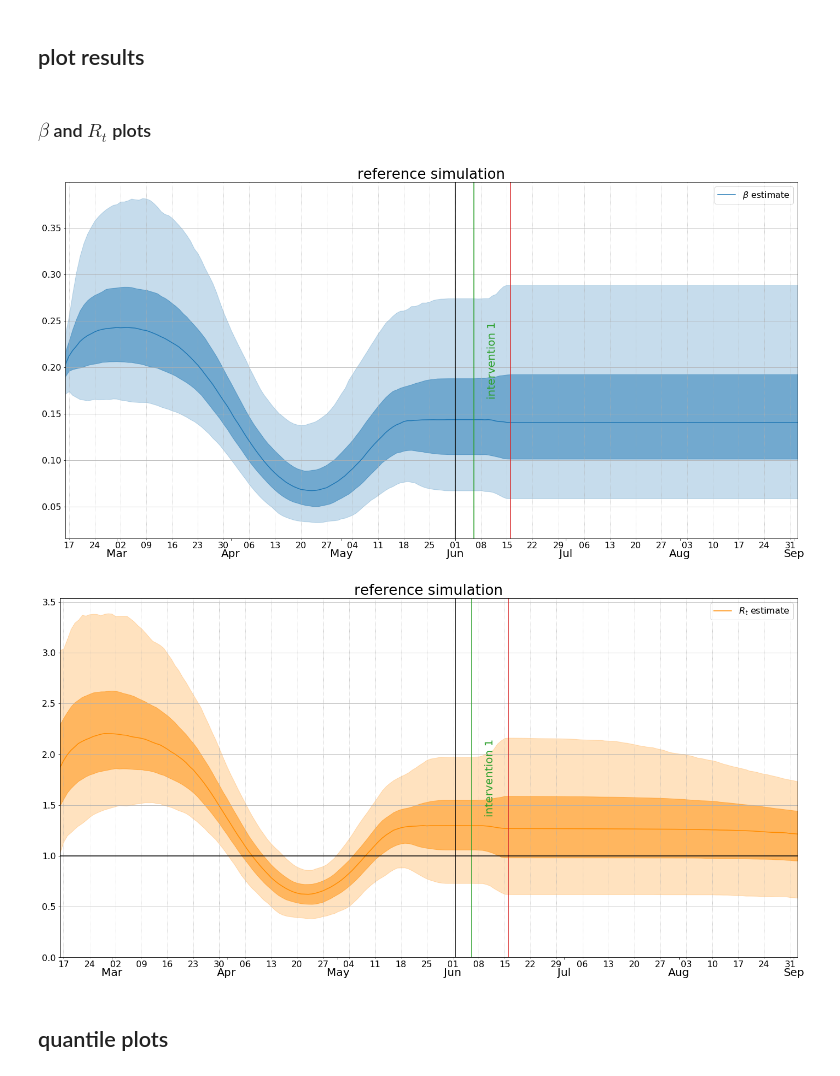
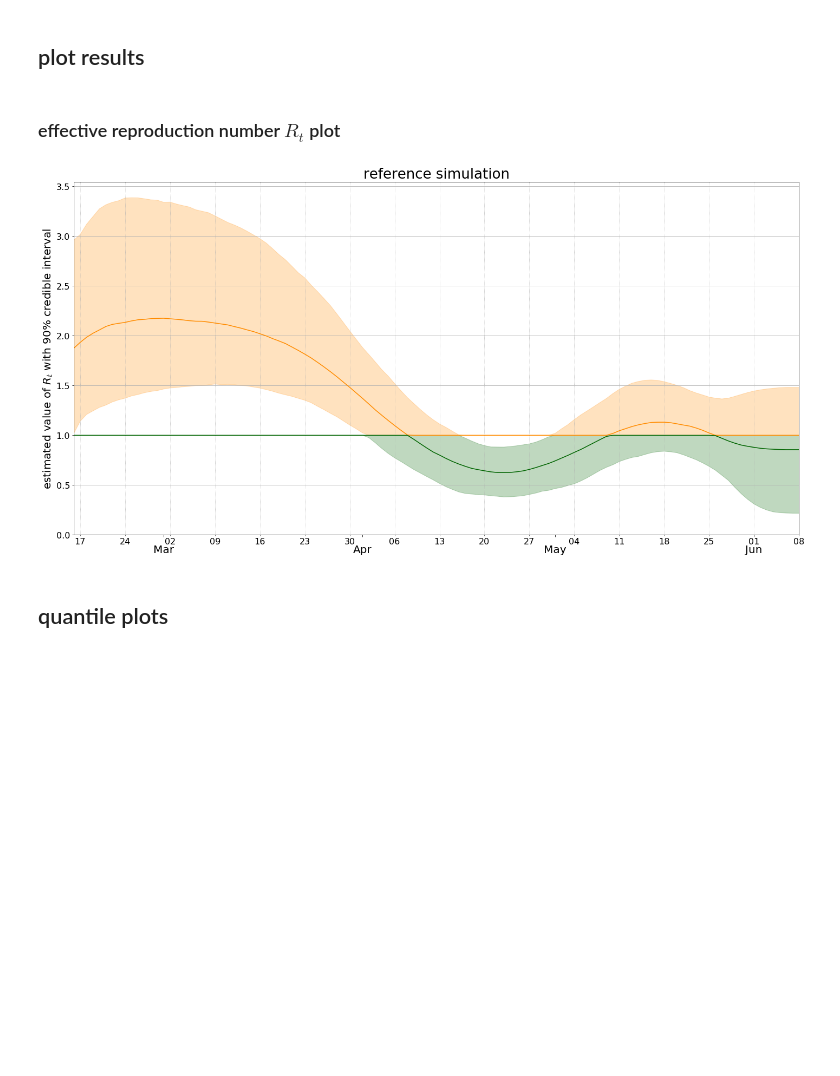
Before and after one commit to jpmattern/seir-covid19, a Jupyter notebook: seir_santa_cruz.ipynb, the cells around one changed output. Saved outputs shown, nothing was run; the diff lists cells and outputs as text; code cells hidden in the pictures; blank space fills up the shorter version.

Commit message:
updated notebooks, new plots

```diff
--- a/seir_santa_cruz.ipynb
+++ b/seir_santa_cruz.ipynb
@@ -511,56 +511,29 @@ def add_intervention_info(ax, **kwargs):
         ax.axvline(refdate+datetime.timedelta(days=data['t_inter'][iinter]+data['len_inter'][iinter]), color='tab:red')
         ax.text(refdate+datetime.timedelta(days=data['t_inter'][iinter]+0.5*data['len_inter'][iinter]), 0.5, 'intervention {}'.format(iinter+1),
                 color='tab:green', transform=ax.get_xaxis_transform(), ha='center', va='center', rotation=90, size=20)
-# %% [markdown]
-### $\beta$ and $R_t$ plots
-# %%
-for name,fit in fits.items():
-    if 'beta[1]' in fit.flatnames:
-        qq = np.percentile(fit['beta'], axis=0, q=(5,25,50,75,95))
-
-        fig, ax = plt.subplots()
-        ax.fill_between(t_date, qq[0,:], qq[-1,:], color='tab:blue', alpha=0.25)
-        ax.fill_between(t_date, qq[1,:], qq[-2,:], color='tab:blue', alpha=0.5)
-        ax.plot(t_date, qq[2,:], color='tab:blue', label='$\\beta$ estimate')
-
-        ax.grid(axis='y')
-        add_xaxis_datestyle(ax)
-        add_intervention_info(ax)
-        ax.axvline(t_date[itoday], color='black')
-        ax.legend()
-        ax.set_title(desc[name])
-        ax.set_xlim(left=t_date[0], right=t_date[-1])
-
-        '''
-        fig, ax = plt.subplots()
-        for isample in range(20):
-            ax.plot(t_date, fit['beta'][isample,:], alpha=0.5)
-        ax.axvline(datetime.datetime.now().date(), color='black')
-        for iinter in range(data['ninter']):
-            ax.axvline(refdate+datetime.timedelta(days=data['t_inter'][iinter]), color='tab:green')
-            ax.axvline(refdate+datetime.timedelta(days=data['t_inter'][iinter]+data['len_inter'][iinter]), color='tab:red')
-        '''
-
-    if 'Rt[1]' in fit.flatnames:
-        qq = np.percentile(fit['Rt'], axis=0, q=(5,25,50,75,95))
-
-        fig, ax = plt.subplots()
-        ax.fill_between(t_date, qq[0,:], qq[-1,:], color='darkorange', alpha=0.25)
-        ax.fill_between(t_date, qq[1,:], qq[-2,:], color='darkorange', alpha=0.5)
-        ax.plot(t_date, qq[2,:], color='darkorange', label='$R_t$ estimate')
-
-        ax.grid(axis='y')
-        add_xaxis_datestyle(ax)
-        add_intervention_info(ax)
-        ax.axvline(datetime.datetime.now(), color='black')
-        ax.axhline(1.0, color='black')
-        ax.legend()
-        ax.set_title(desc[name])
-        ax.set_ylim(bottom=0.0)
-        ax.set_xlim(left=t_date[0], right=t_date[-1])
-# %% [output]
-[figure, removed]
-[figure, removed]
+# %% [markdown]
+### effective reproduction number $R_t$ plot
+# %%
+for name,fit in fits.items():
+    if 'Rt[1]' in fit.flatnames:
+        qq = np.percentile(fit['Rt'], axis=0, q=(5,25,50,75,95))
+
+        fig, ax = plt.subplots()
+
+        ax.fill_between(t_date, np.maximum(qq[0,:],1), np.maximum(qq[-1,:],1), color='darkorange', alpha=0.25)
+        ax.fill_between(t_date, np.minimum(qq[0,:],1), np.minimum(qq[-1,:],1), color='darkgreen', alpha=0.25)
+
+        ax.plot(t_date, np.maximum(qq[2,:],1), color='darkorange', label='$R_t$ estimate')
+        ax.plot(t_date, np.minimum(qq[2,:],1), color='darkgreen')
+
+        ax.grid(axis='y')
+        add_xaxis_datestyle(ax)
+
+        ax.set(title=desc[name], xlim=(t_date[0],datetime.datetime.now().date()))
+        ax.set_ylim(bottom=0.0)
+        ax.set_ylabel('estimated value of $R_t$ with 90% credible interval', size=20)
+# %% [output]
+[figure, added]
 # %% [markdown]
 ## quantile plots
 # %%
```
Also changed, not shown: parts of 6 cells of this notebook, 1 other file.
